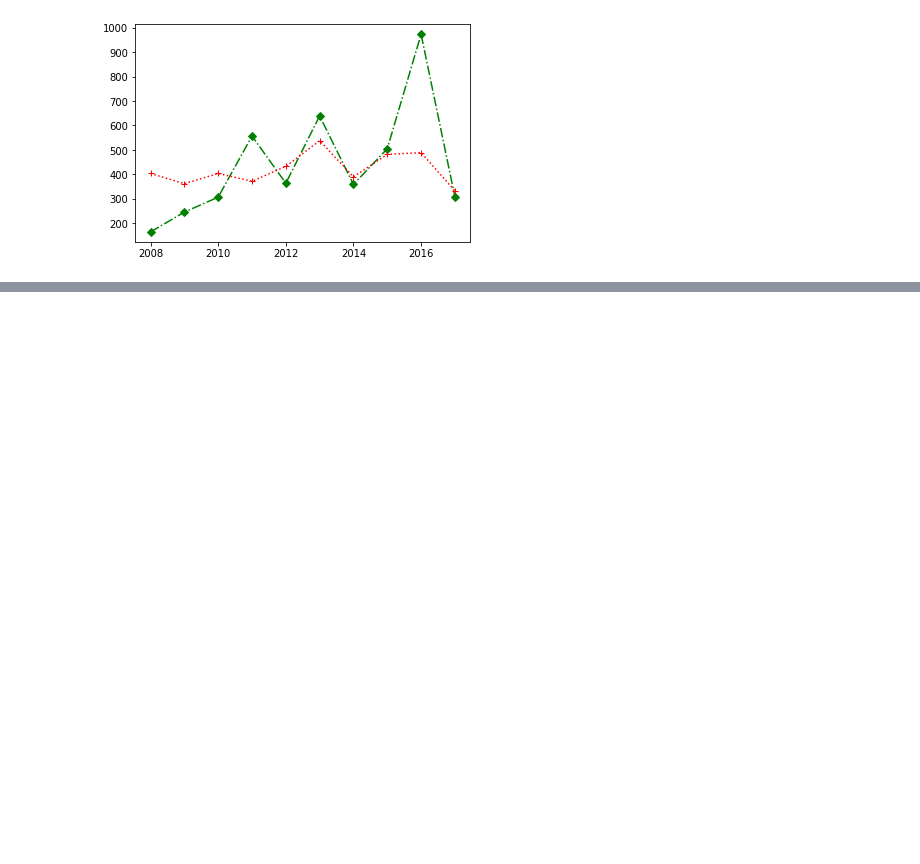
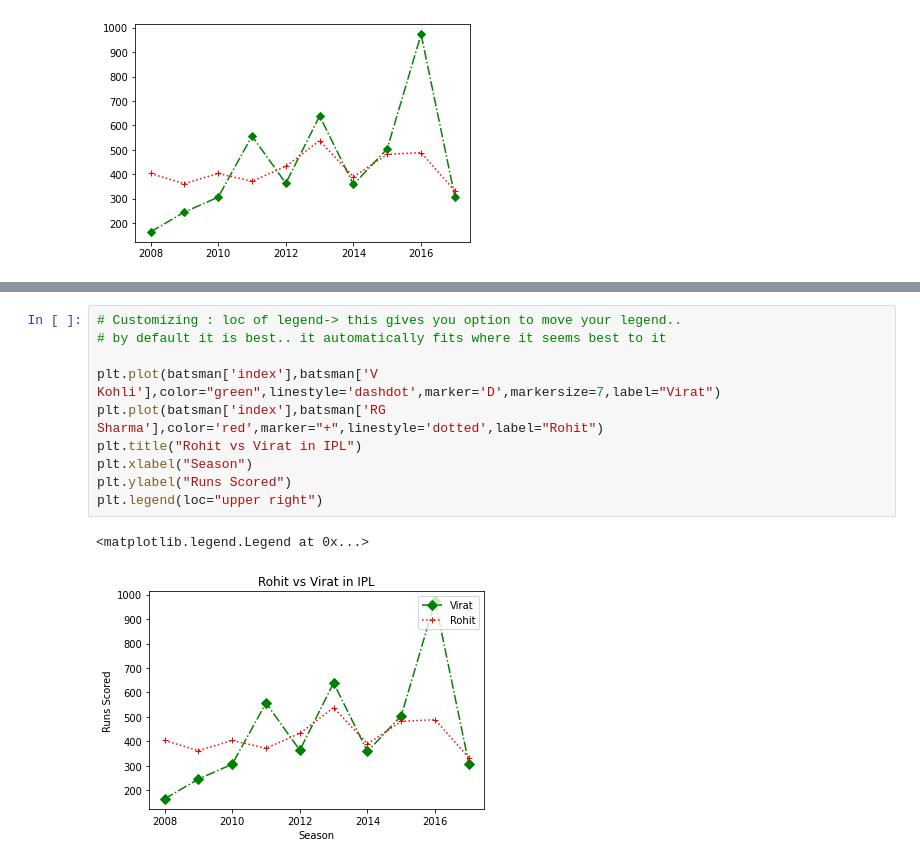
Before and after one commit to 0AbhishekChaturvedi/Data_Visualization-in-Python, a Jupyter notebook: Matplotlip.ipynb, the cells around one changed output, grey strips where cells are left out. Cells and saved outputs as stored; diff of their text form; blank space fills up the shorter version.

```diff
--- a/Matplotlip.ipynb
+++ b/Matplotlip.ipynb
@@ -123,0 +138,13 @@ plt.plot(batsman['index'],batsman['RG Sharma'],color='red',marker="+",linestyle=
+# %%
+# Customizing : loc of legend-> this gives you option to move your legend..
+# by default it is best.. it automatically fits where it seems best to it
+
+plt.plot(batsman['index'],batsman['V Kohli'],color="green",linestyle='dashdot',marker='D',markersize=7,label="Virat")
+plt.plot(batsman['index'],batsman['RG Sharma'],color='red',marker="+",linestyle='dotted',label="Rohit")
+plt.title("Rohit vs Virat in IPL")
+plt.xlabel("Season")
+plt.ylabel("Runs Scored")
+plt.legend(loc="upper right")
+# %% [output]
+<matplotlib.legend.Legend at 0x...>
+[figure, added]
```
Also changed, not shown: parts of 14 cells of this notebook.
